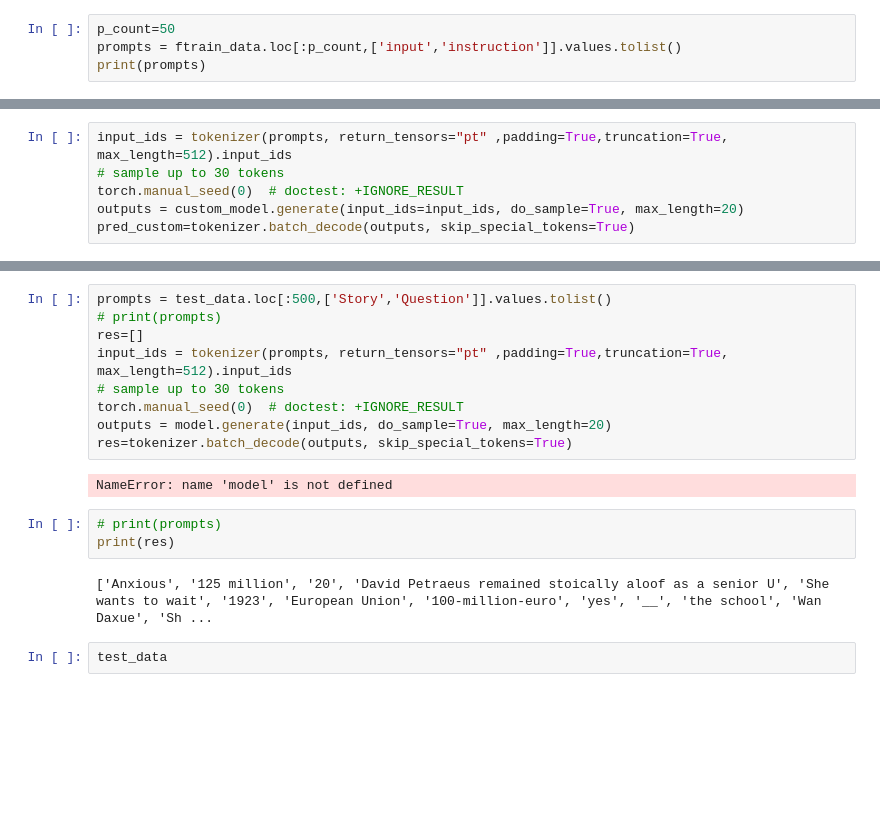
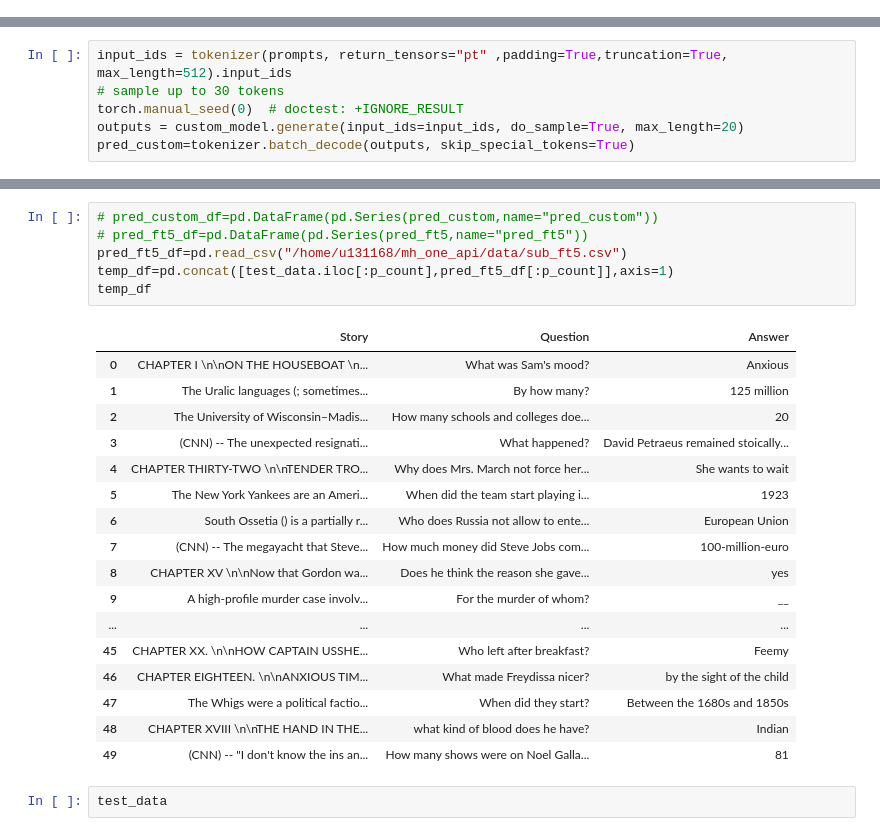
Before and after one commit to redR0b0t/mh_one_api, a Jupyter notebook: model/predict.ipynb, the cells around one changed output, grey strips where cells are left out. Cells and saved outputs as stored; diff of their text form; blank space fills up the shorter version.

```diff
--- a/model/predict.ipynb
+++ b/model/predict.ipynb
@@ -56,4 +57,0 @@ pred_custom=tokenizer.batch_decode(outputs, skip_special_tokens=True,clean_up_to
-# %%
-p_count=50
-prompts = ftrain_data.loc[:p_count,['input','instruction']].values.tolist()
-print(prompts)
@@ -99,19 +135,27 @@ temp_df
-# %%
-prompts = test_data.loc[:500,['Story','Question']].values.tolist()
-# print(prompts)
-res=[]
-input_ids = tokenizer(prompts, return_tensors="pt" ,padding=True,truncation=True, max_length=512).input_ids
-# sample up to 30 tokens
-torch.manual_seed(0)  # doctest: +IGNORE_RESULT
-outputs = model.generate(input_ids, do_sample=True, max_length=20)
-res=tokenizer.batch_decode(outputs, skip_special_tokens=True)
-# %% [output]
-NameError: name 'model' is not defined
-# %%
-# print(prompts)
-print(res)
-# %% [output]
-['Anxious', '125 million', '20', 'David Petraeus remained stoically aloof as a senior U', 'She wants to wait', '1923', 'European Union', '100-million-euro', 'yes', '__', 'the school', 'Wan Daxue', 'Sh ...
+# %%
+# pred_custom_df=pd.DataFrame(pd.Series(pred_custom,name="pred_custom"))
+# pred_ft5_df=pd.DataFrame(pd.Series(pred_ft5,name="pred_ft5"))
+pred_ft5_df=pd.read_csv("/home/u131168/mh_one_api/data/sub_ft5.csv")
+temp_df=pd.concat([test_data.iloc[:p_count],pred_ft5_df[:p_count]],axis=1)
+temp_df
+# %% [output]
+|  | Story | Question | Answer |
+| 0 | CHAPTER I \n\nON THE HOUSEBOAT \n... | What was Sam's mood? | Anxious |
+| 1 | The Uralic languages (; sometimes... | By how many? | 125 million |
+| 2 | The University of Wisconsin–Madis... | How many schools and colleges doe... | 20 |
+| 3 | (CNN) -- The unexpected resignati... | What happened? | David Petraeus remained stoically... |
+| 4 | CHAPTER THIRTY-TWO \n\nTENDER TRO... | Why does Mrs. March not force her... | She wants to wait |
+| 5 | The New York Yankees are an Ameri... | When did the team start playing i... | 1923 |
+| 6 | South Ossetia () is a partially r... | Who does Russia not allow to ente... | European Union |
+| 7 | (CNN) -- The megayacht that Steve... | How much money did Steve Jobs com... | 100-million-euro |
+| 8 | CHAPTER XV \n\nNow that Gordon wa... | Does he think the reason she gave... | yes |
+| 9 | A high-profile murder case involv... | For the murder of whom? | __ |
+| ... | ... | ... | ... |
+| 45 | CHAPTER XX. \n\nHOW CAPTAIN USSHE... | Who left after breakfast? | Feemy |
+| 46 | CHAPTER EIGHTEEN. \n\nANXIOUS TIM... | What made Freydissa nicer? | by the sight of the child |
+| 47 | The Whigs were a political factio... | When did they start? | Between the 1680s and 1850s |
+| 48 | CHAPTER XVIII \n\nTHE HAND IN THE... | what kind of blood does he have? | Indian |
+| 49 | (CNN) -- "I don't know the ins an... | How many shows were on Noel Galla... | 81 |
 # %%
 test_data
 # %% [output]
```
Also changed, not shown: parts of 8 cells of this notebook, 34 other files.
